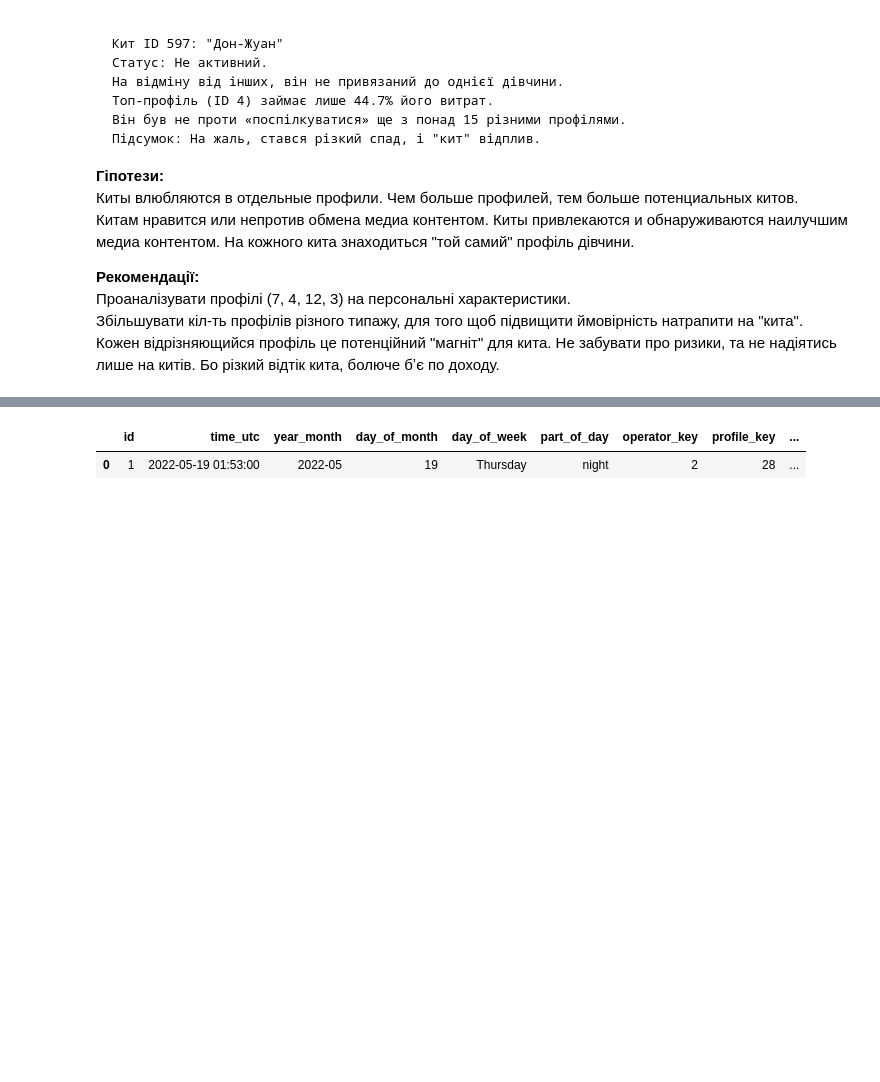
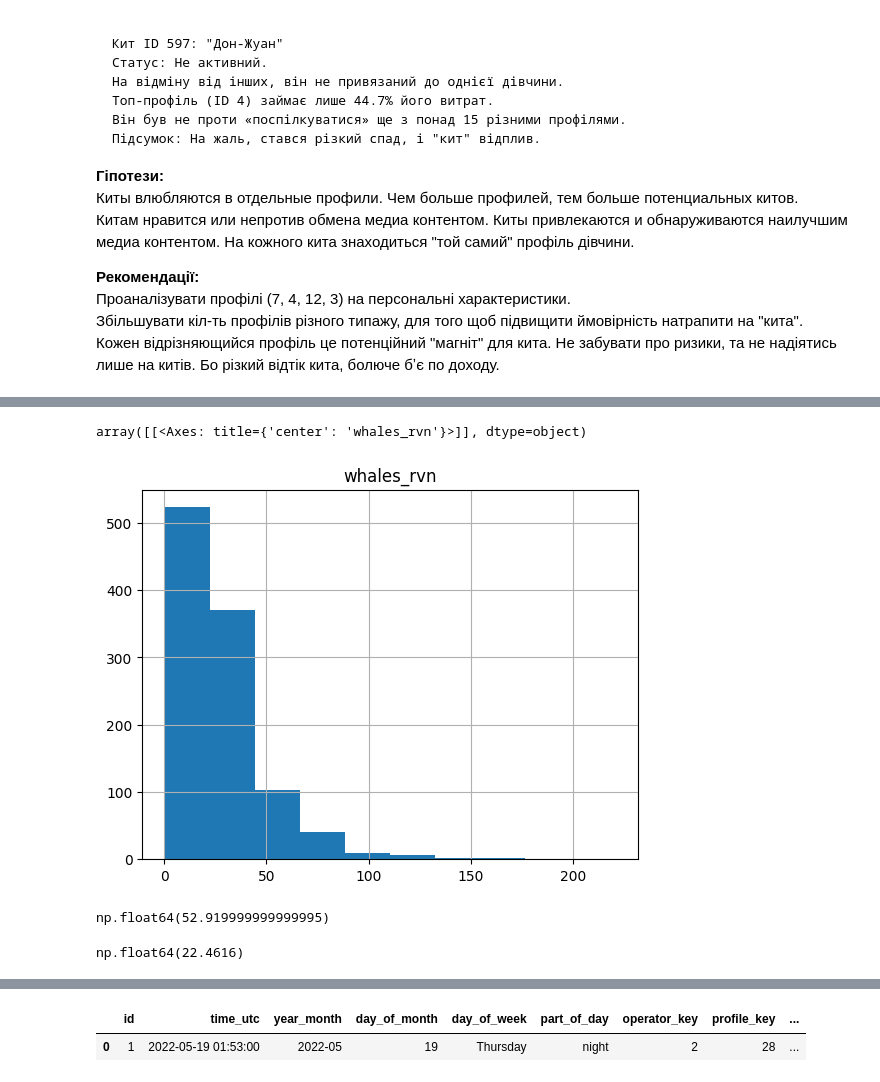
Before and after one commit to Chocopie-DA/db_analysis_sql_sweetylove, a Jupyter notebook: 03_notebooks/EDA.ipynb, the cells around one changed output, grey strips where cells are left out. Cells and saved outputs as stored; diff of their text form; code cells hidden in the pictures; blank space fills up the shorter version.

```diff
--- a/03_notebooks/EDA.ipynb
+++ b/03_notebooks/EDA.ipynb
@@ -1209,0 +1421,10 @@ id  | LTV | % від total| % чат/медіа/інші | LT(днів)| Act. Da
+# %%
+whales_rvn_by_date.hist()
+# %% [output]
+array([[<Axes: title={'center': 'whales_rvn'}>]], dtype=object)
+[figure, added]
+# %%
+# денний дохід китів 90 перцентилю
+whales_rvn_by_date['whales_rvn'].quantile(0.90)
+# %% [output]
+np.float64(52.919999999999995)
@@ -1209,0 +1434,4 @@ id  | LTV | % від total| % чат/медіа/інші | LT(днів)| Act. Da
+# %%
+whales_rvn_by_date['whales_rvn'].median()
+# %% [output]
+np.float64(22.4616)
```
Also changed, not shown: parts of 113 cells of this notebook.
